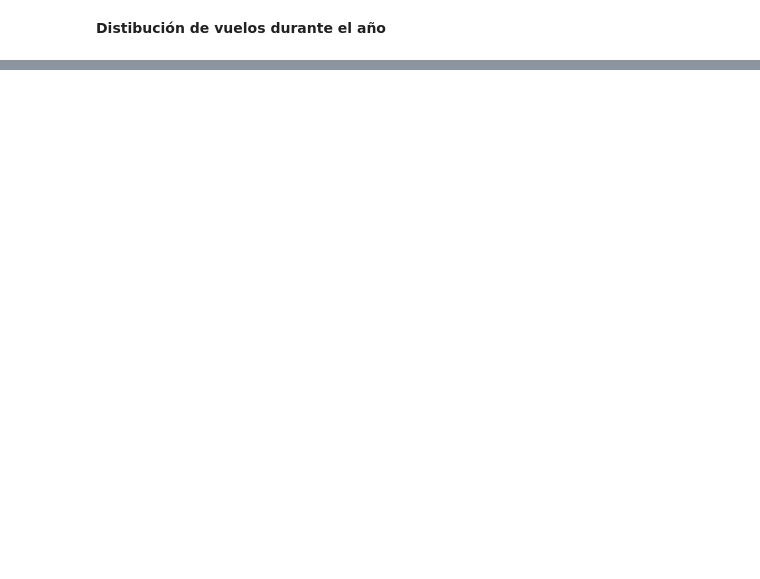
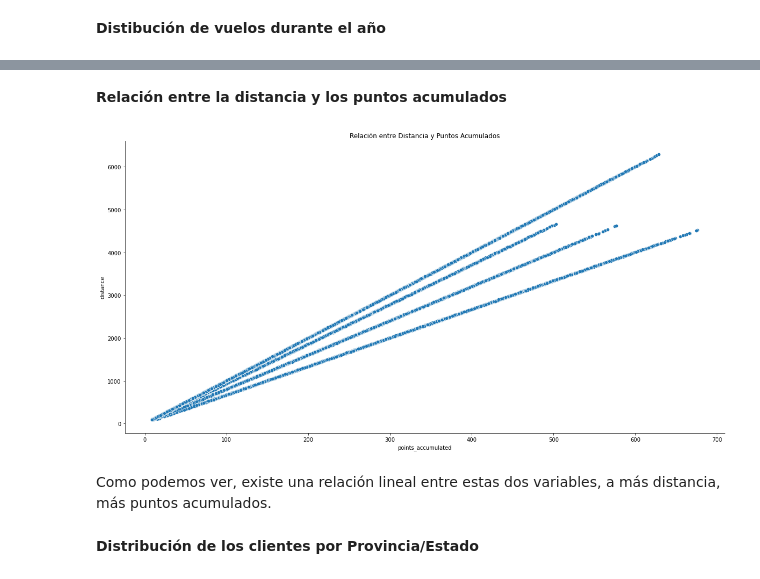
Before and after one commit to Adalab/bda-modulo-3-evaluacion-final-Macresca, a Jupyter notebook: Maria_Crespo_Calabuig.ipynb, the cells around one changed output, grey strips where cells are left out. Saved outputs shown, nothing was run; the diff lists cells and outputs as text; code cells hidden in the pictures; blank space fills up the shorter version.

```diff
--- a/Maria_Crespo_Calabuig.ipynb
+++ b/Maria_Crespo_Calabuig.ipynb
@@ -588,0 +645,19 @@ Name: year, Length: 207632, dtype: int64>
+# %% [markdown]
+**Relación entre la distancia y los puntos acumulados**
+# %%
+#Crear el gráfico de dispersión
+plt.figure(figsize=(20, 10))
+sns.scatterplot(x="points_accumulated", y="distance",data=flt_info)
+#Añadir etiquetas y título
+plt.title('Relación entre Distancia y Puntos Acumulados')
+plt.xlabel('points_accumulated')
+plt.ylabel('distance')
+# Quitar las líneas de los ejes derecho y superior
+plt.gca().spines['right'].set_visible(False)
+plt.gca().spines['top'].set_visible(False);
+# %% [output]
+[figure, added]
+# %% [markdown]
+Como podemos ver, existe una relación lineal entre estas dos variables, a más distancia, más puntos acumulados.
+# %% [markdown]
+**Distribución de los clientes por Provincia/Estado**
```
Also changed, not shown: parts of 28 cells of this notebook.
